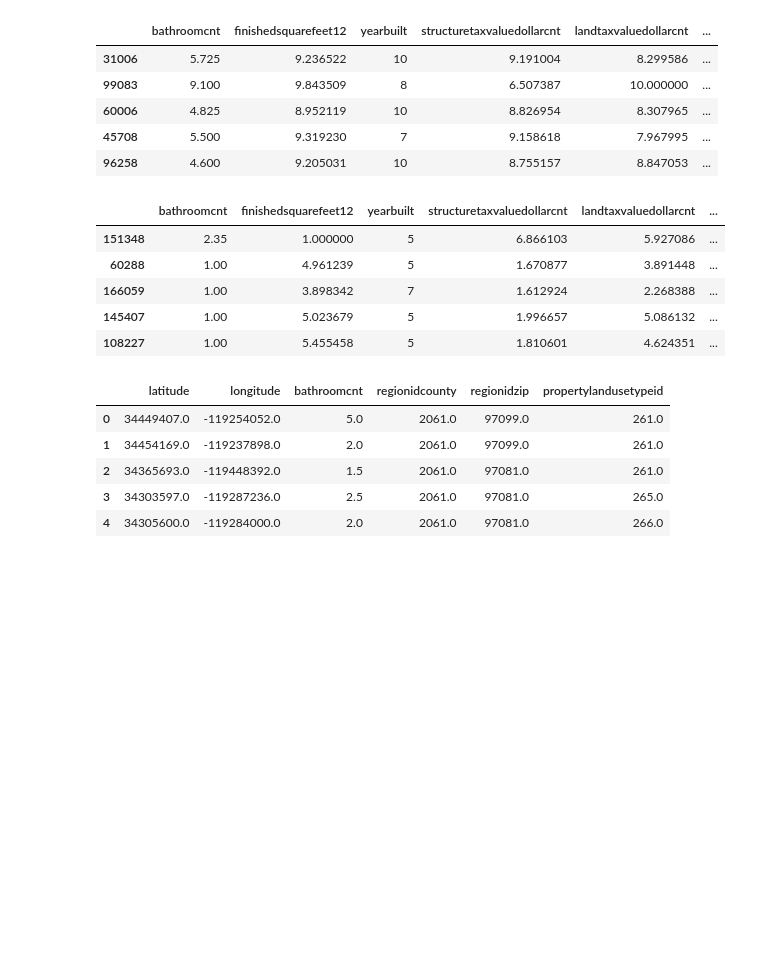
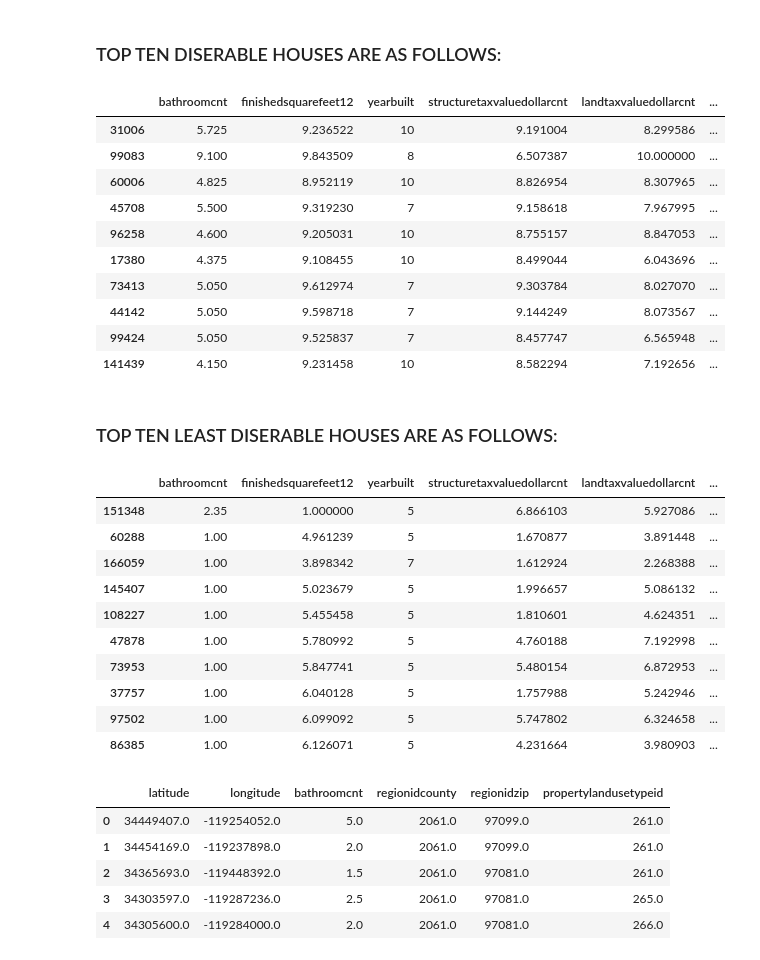
Before and after one commit to ashuyadav93/Zillow-Home-Value-Prediction, a Jupyter notebook: HW3_submit1.ipynb, the cells around one changed output. Drawn from its saved outputs; the diff is of its cells as text; code cells hidden in the pictures; blank space fills up the shorter version.

```diff
--- a/HW3_submit1.ipynb
+++ b/HW3_submit1.ipynb
@@ -102,18 +131,27 @@ def scoringfunction(row):
+# %% [markdown]
+### TOP TEN DISERABLE HOUSES ARE AS FOLLOWS:
 # %%
-#Question -1
+#Question - 1
 q1_data['score'] = q1_data.apply(scoringfunction, axis = 1)
 sorted_by_score = q1_data.sort_values(by = 'score', ascending=False)
-sorted_by_score.head()
+sorted_by_score.head(10)
 # %% [output]
 |  | bathroomcnt | finishedsquarefeet12 | yearbuilt | structuretaxvaluedollarcnt | landtaxvaluedollarcnt | ... |
 | 31006 | 5.725 | 9.236522 | 10 | 9.191004 | 8.299586 | ... |
 | 99083 | 9.100 | 9.843509 | 8 | 6.507387 | 10.000000 | ... |
 | 60006 | 4.825 | 8.952119 | 10 | 8.826954 | 8.307965 | ... |
 | 45708 | 5.500 | 9.319230 | 7 | 9.158618 | 7.967995 | ... |
 | 96258 | 4.600 | 9.205031 | 10 | 8.755157 | 8.847053 | ... |
+| 17380 | 4.375 | 9.108455 | 10 | 8.499044 | 6.043696 | ... |
+| 73413 | 5.050 | 9.612974 | 7 | 9.303784 | 8.027070 | ... |
+| 44142 | 5.050 | 9.598718 | 7 | 9.144249 | 8.073567 | ... |
+| 99424 | 5.050 | 9.525837 | 7 | 8.457747 | 6.565948 | ... |
+| 141439 | 4.150 | 9.231458 | 10 | 8.582294 | 7.192656 | ... |
+# %% [markdown]
+### TOP TEN LEAST DISERABLE HOUSES ARE AS FOLLOWS:
 # %%
 sorted_by_score = q1_data.sort_values(by = 'score', ascending=True)
-sorted_by_score.head()
+sorted_by_score.head(10)
 # %% [output]
 |  | bathroomcnt | finishedsquarefeet12 | yearbuilt | structuretaxvaluedollarcnt | landtaxvaluedollarcnt | ... |
 | 151348 | 2.35 | 1.000000 | 5 | 6.866103 | 5.927086 | ... |
@@ -121,6 +159,11 @@ sorted_by_score.head()
 | 166059 | 1.00 | 3.898342 | 7 | 1.612924 | 2.268388 | ... |
 | 145407 | 1.00 | 5.023679 | 5 | 1.996657 | 5.086132 | ... |
 | 108227 | 1.00 | 5.455458 | 5 | 1.810601 | 4.624351 | ... |
+| 47878 | 1.00 | 5.780992 | 5 | 4.760188 | 7.192998 | ... |
+| 73953 | 1.00 | 5.847741 | 5 | 5.480154 | 6.872953 | ... |
+| 37757 | 1.00 | 6.040128 | 5 | 1.757988 | 5.242946 | ... |
+| 97502 | 1.00 | 6.099092 | 5 | 5.747802 | 6.324658 | ... |
+| 86385 | 1.00 | 6.126071 | 5 | 4.231664 | 3.980903 | ... |
 # %%
 ### Question -2
 distance_columns = ['latitude', 'longitude', 'bathroomcnt', 'regionidcounty', 'regionidzip', 'propertylandusetypeid']
```
Also changed, not shown: parts of 2 cells of this notebook.
